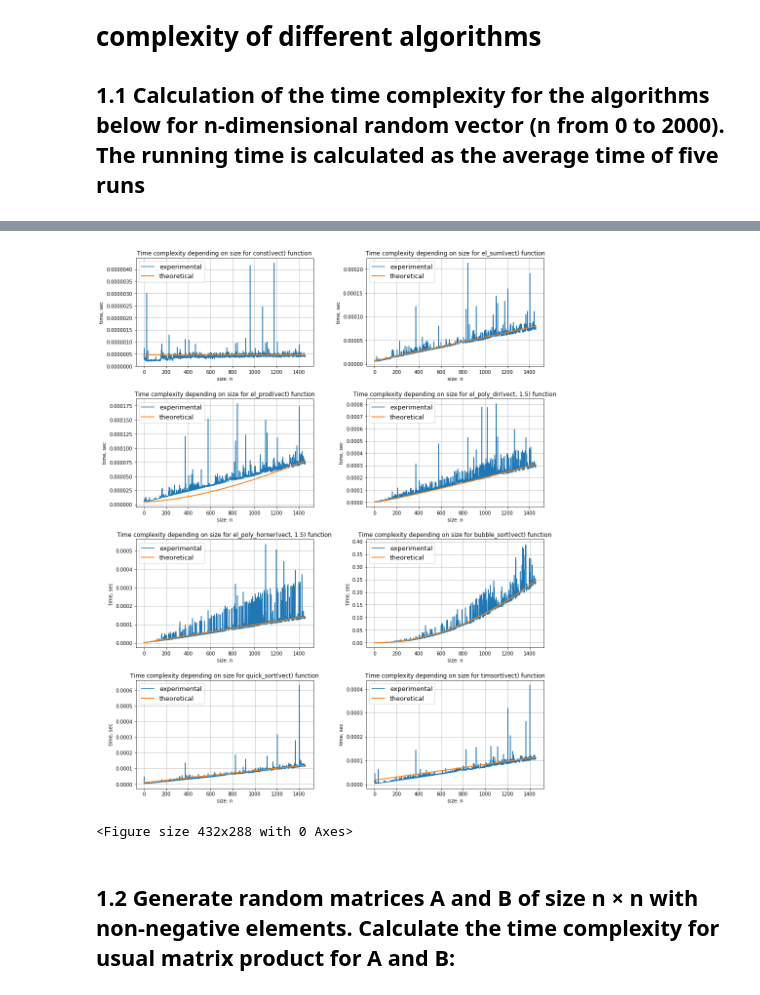
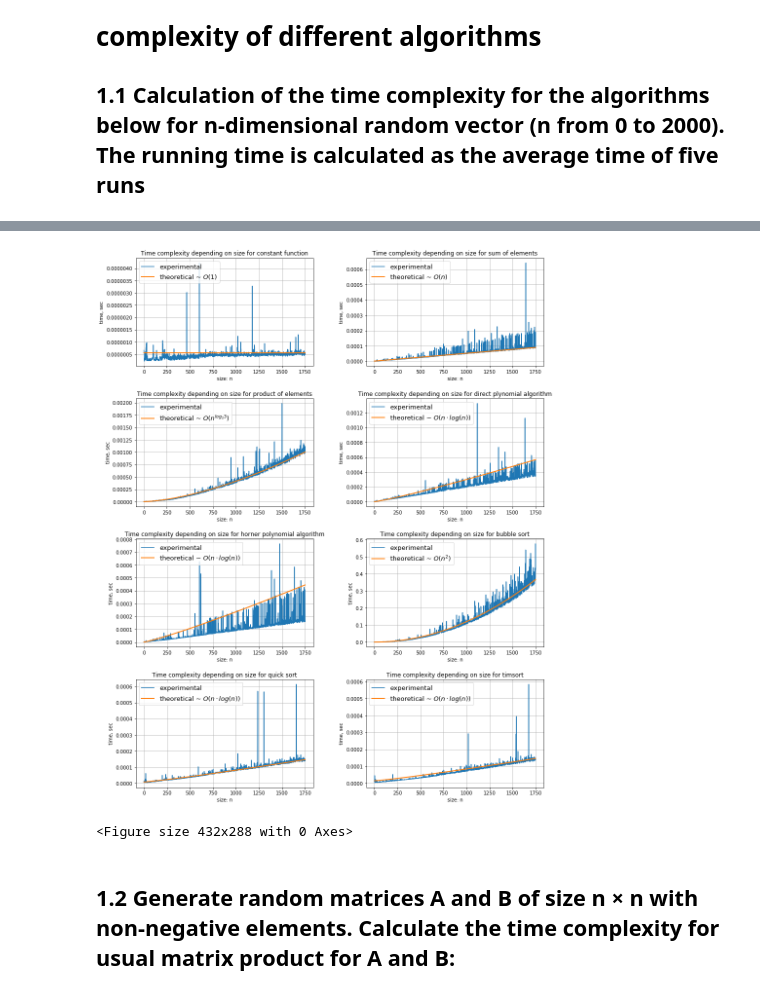
Before and after one commit to belpablo/Algorithms-21, a Jupyter notebook: Lab_1_redo.ipynb, the cells around one changed output, grey strips where cells are left out. Cells and saved outputs as stored; diff of their text form; code cells hidden in the pictures.

```diff
--- a/Lab_1_redo.ipynb
+++ b/Lab_1_redo.ipynb
@@ -5,6 +5,7 @@
 ## 1.1 Calculation of the time complexity for the algorithms below for n-dimensional random vector (n from 0 to 2000). The running time is calculated as the average time of five runs
 # %%
 import random
+import decimal as d
 import numpy as np
 from time import perf_counter as time
 import matplotlib.pyplot as plt
@@ -87,12 +88,13 @@ func_dict = {'alg_1': const, 'alg_2': el_sum, 'alg_3': el_prod, 'alg_4': el_poly
              'alg_6': bubble_sort, 'alg_7': quick_sort, 'alg_8': np.sort}
 
 # Testing - need to use tuples in order not to change the vector in the sorting process
-vect = (1, 2, 3, 0)
-description_arr = ['const(vect)', 'el_sum(vect)', 'el_prod(vect)', 'el_poly_dir(vect, 1.5)', 'el_poly_horner(vect, 1.5)',\
-                  'bubble_sort(vect)', 'quick_sort(vect)', 'timsort(vect)']
+#d.getcontext().prec = 5
+vect =  (1, 2, 3, 0) #(d.Decimal(1), d.Decimal(2), d.Decimal(3), d.Decimal(0))
+description_arr = ['constant function', 'sum of elements', 'product of elements', 'direct plynomial algorithm',\
+                   'horner polynomial algorithm', 'bubble sort', 'quick sort', 'timsort']
 
 for i in range(1, 9):
-    print(description_arr[i - 1] + ' =', func_dict['alg_' + str(i)](list(vect)))
+    print(description_arr[i - 1] + '(vect) =', func_dict['alg_' + str(i)](list(vect)))
 
-print('\n', 'vect = {:}'.format(vect)) # unchanged
+print('\n', 'vect = {:}'.format(vect)) # unchanged!
 # %% [output]
@@ -109,8 +111,8 @@ timsort(vect) = [0 1 2 3]
 # %%
 
 # Variables for vector generation: a - left border, b - right border of generation
-a = 0
-b = 1e3
+a = 1
+b = 1e4
 random.seed(7)
 
 # Time complexity searching for each n and each algorithm
@@ -149,12 +151,13 @@ KeyboardInterrupt:
 # Visualization
 
 fig = plt.figure(figsize = (15, 20))
+plt.subplots_adjust(wspace = 0.3, hspace = 0.3)
 
 for alg_num in range(1, 9):
 
     plt.subplot(4, 2, alg_num)
     plt.plot([i for i in range(len(time_compl_arr['alg_' + str(alg_num)]))], time_compl_arr['alg_' + str(alg_num)])
-    plt.title('Time complexity depending on size for {:} function'.format(description_arr[alg_num - 1]))
+    plt.title('Time complexity depending on size for {:}'.format(description_arr[alg_num - 1]))
 
     plt.xlabel('size: n')
     plt.ylabel('time, sec')
@@ -181,44 +184,45 @@ def nlogn_time(n):
 def karazuba_time(n):
     return n ** (np.log(3)/np.log(2))
 
-
+descr_arr = ['$O(1)$', '$O(n)$', '$O(n^{log_2 3})$', '$O(n \cdot log(n))$', '$O(n \cdot log(n))$', '$O(n^{2})$',\
+             '$O(n \cdot log(n))$', '$O(n \cdot log(n))$']
 time_compl_func_dict = {'alg_1': const_time, 'alg_2': linear_time, 'alg_3': karazuba_time, 'alg_4': nlogn_time,\
-                        'alg_5': linear_time, 'alg_6': poly_time, 'alg_7': linear_time, 'alg_8': linear_time}
+                        'alg_5': nlogn_time, 'alg_6': poly_time, 'alg_7': nlogn_time, 'alg_8': nlogn_time}
 
 fig = plt.figure(figsize = (15, 20))
 plt.subplots_adjust(wspace = 0.3, hspace = 0.3)
 
 
 for alg_num in range(1, 9):
 
     curr_alg_num = 'alg_' + str(alg_num)
 
     plt.subplot(4, 2, alg_num)
     plt.plot([i for i in range(len(time_compl_arr[curr_alg_num]))], time_compl_arr[curr_alg_num])
 
     # If theoretical time complexity for some f(...) is O(g(n)) =>
     # => have to search constant in equation: f(n) = f(0) + C * g(n) =>
     # => We can find C for any fixed n_i: C = (f(n_i) - f(0))/g(n_i) in such a way
     # to show similar trends in theoretical and experimental time
 
-    n_i = len(time_compl_arr[curr_alg_num]) - 1
+    n_i = int(0.8 * len(time_compl_arr[curr_alg_num]))
     C = (time_compl_arr[curr_alg_num][n_i] - time_compl_arr[curr_alg_num][0])/time_compl_func_dict[curr_alg_num](n_i)
 
     x = [i for i in range(len(time_compl_arr[curr_alg_num]))]
     y = [time_compl_arr[curr_alg_num][0] + C * time_compl_func_dict[curr_alg_num](i) for i in x]
     plt.plot(x, y,  linewidth = 2.0)
 
-    plt.title('Time complexity depending on size for {:} function'.format(description_arr[alg_num - 1]))
-    plt.legend(['experimental', 'theoretical'], prop = {'size': 13}, loc = 'upper left')
+    plt.title('Time complexity depending on size for {:}'.format(description_arr[alg_num - 1]))
+    plt.legend(['experimental', 'theoretical ~ ' + descr_arr[alg_num - 1]], prop = {'size': 13}, loc = 'upper left')
 
     plt.xlabel('size: n')
     plt.ylabel('time, sec')
     plt.grid()
 
 plt.show()
 plt.tight_layout()
 # %% [output]
-[figure, old version]
+[figure, new version]
 <Figure size 432x288 with 0 Axes>
 # %% [markdown]
 ## 1.2 Generate random matrices A and B of size n × n with non-negative elements. Calculate the  time complexity for usual matrix product for A and B:
```
Also changed, not shown: parts of 4 cells of this notebook.
